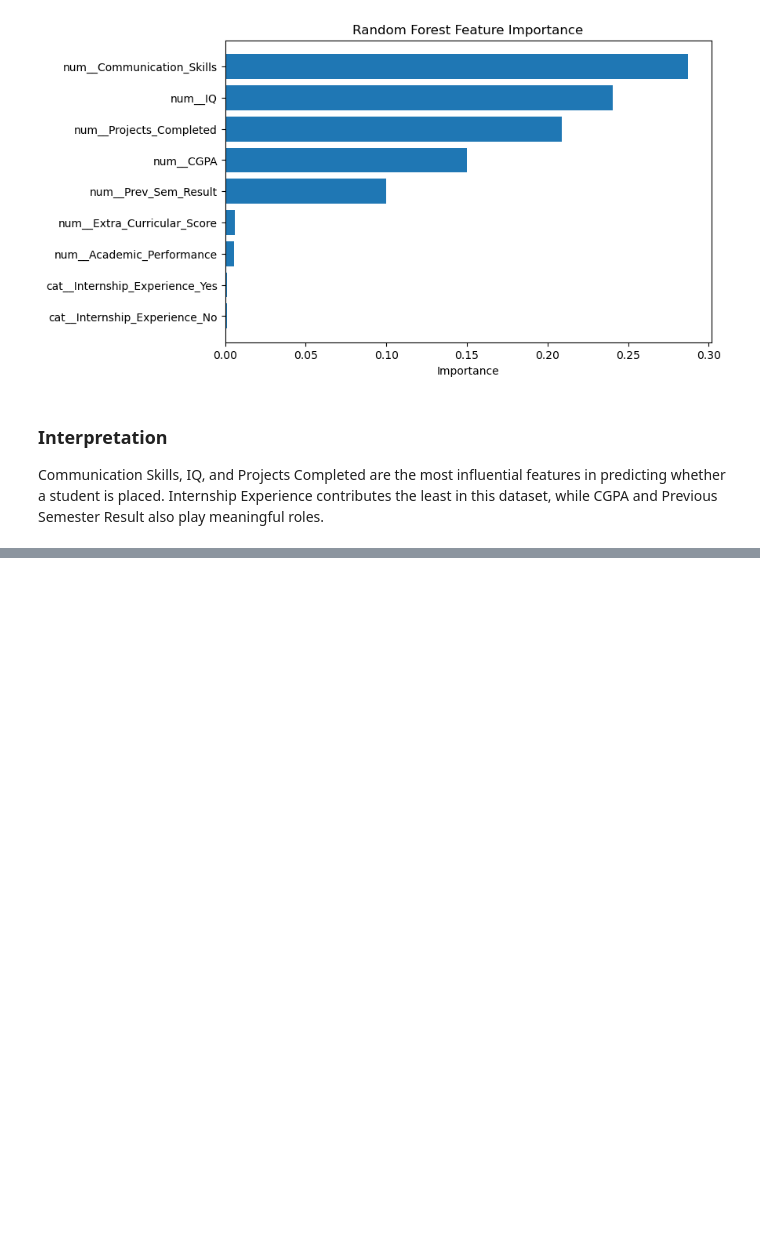
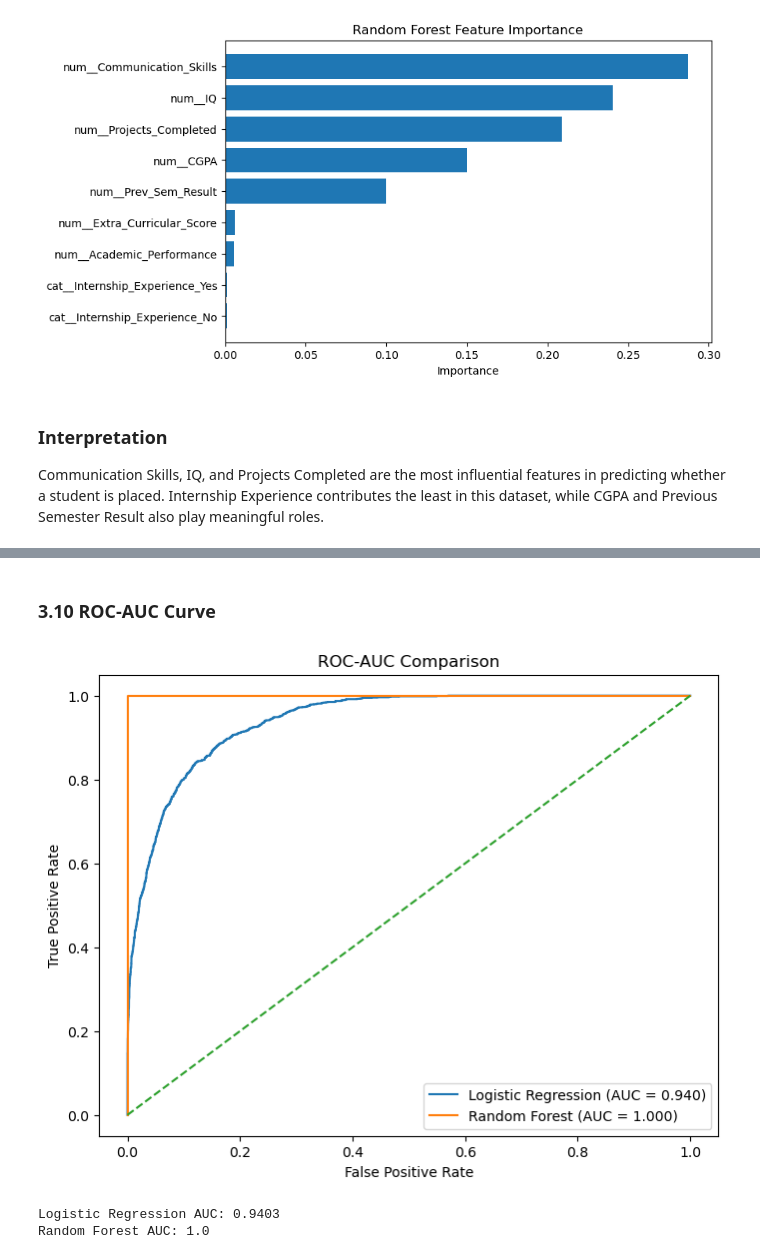
Before and after one commit to Faybioo/AM-I-COOKED, a Jupyter notebook: Lacambra_Ferro_Jorge_AmICooked.ipynb.ipynb, the cells around one changed output, grey strips where cells are left out. Drawn from its saved outputs; the diff is of its cells as text; code cells hidden in the pictures; blank space fills up the shorter version.

```diff
--- a/Lacambra_Ferro_Jorge_AmICooked.ipynb.ipynb
+++ b/Lacambra_Ferro_Jorge_AmICooked.ipynb.ipynb
@@ -441,0 +601,55 @@ Communication Skills, IQ, and Projects Completed are the most influential featur
+# %% [markdown]
+### 3.10 ROC-AUC Curve
+# %%
+from sklearn.metrics import roc_curve, auc
+import matplotlib.pyplot as plt
+
+logistic_pipeline.fit(X_train, y_train)
+
+logistic_probs = logistic_pipeline.predict_proba(X_train)[:, 1]
+random_forest_probs = best_model.predict_proba(X_train)[:, 1]
+
+log_fpr, log_tpr, _ = roc_curve(
+    y_train,
+    logistic_probs,
+    pos_label="Yes"
+)
+
+rf_fpr, rf_tpr, _ = roc_curve(
+    y_train,
+    random_forest_probs,
+    pos_label="Yes"
+)
+
+log_auc = auc(log_fpr, log_tpr)
+rf_auc = auc(rf_fpr, rf_tpr)
+
+plt.figure(figsize=(8, 6))
+
+plt.plot(
+    log_fpr,
+    log_tpr,
+    label=f"Logistic Regression (AUC = {log_auc:.3f})"
+)
+
+plt.plot(
+    rf_fpr,
+    rf_tpr,
+    label=f"Random Forest (AUC = {rf_auc:.3f})"
+)
+
+plt.plot([0, 1], [0, 1], linestyle="--")
+
+plt.xlabel("False Positive Rate")
+plt.ylabel("True Positive Rate")
+plt.title("ROC-AUC Comparison")
+plt.legend()
+
+plt.show()
+
+print("Logistic Regression AUC:", round(log_auc, 4))
+print("Random Forest AUC:", round(rf_auc, 4))
+# %% [output]
+[figure, added]
+Logistic Regression AUC: 0.9403
+Random Forest AUC: 1.0
```
Also changed, not shown: parts of 27 cells of this notebook.
